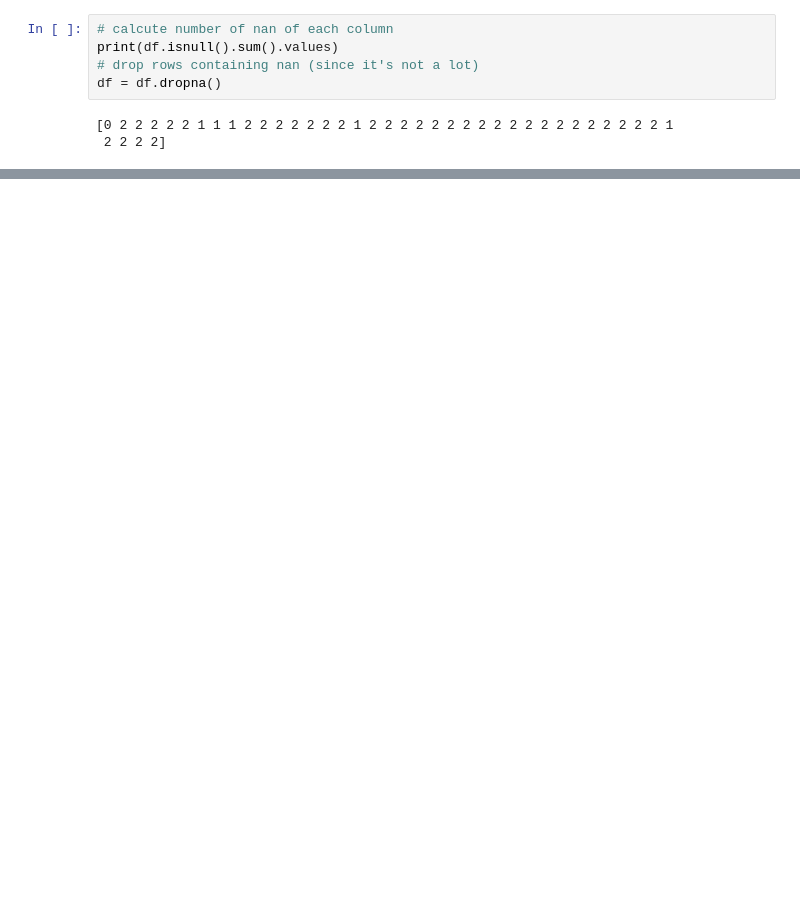
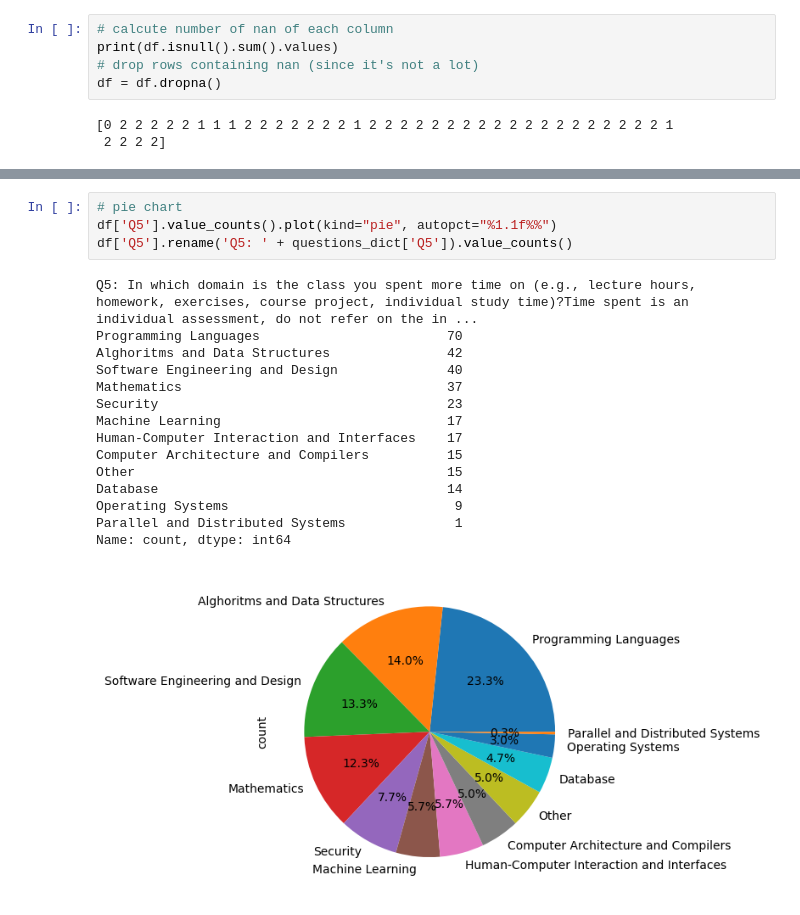
Before and after one commit to UGisBusy/RemoteEducationAnalysis, a Jupyter notebook: anal.ipynb, the cells around one changed output, grey strips where cells are left out. Saved outputs shown, nothing was run; the diff lists cells and outputs as text; blank space fills up the shorter version.

```diff
--- a/anal.ipynb
+++ b/anal.ipynb
@@ -147,0 +145,20 @@ df["Q7"].value_counts().plot(kind="pie", autopct="%1.1f%%")
+# %%
+# pie chart
+df['Q5'].value_counts().plot(kind="pie", autopct="%1.1f%%")
+df['Q5'].rename('Q5: ' + questions_dict['Q5']).value_counts()
+# %% [output]
+Q5: In which domain is the class you spent more time on (e.g., lecture hours, homework, exercises, course project, individual study time)?Time spent is an individual assessment, do not refer on the in ...
+Programming Languages                        70
+Alghoritms and Data Structures               42
+Software Engineering and Design              40
+Mathematics                                  37
+Security                                     23
+Machine Learning                             17
+Human-Computer Interaction and Interfaces    17
+Computer Architecture and Compilers          15
+Other                                        15
+Database                                     14
+Operating Systems                             9
+Parallel and Distributed Systems              1
+Name: count, dtype: int64
+[figure, added]
```
Also changed, not shown: parts of 26 cells of this notebook, 4 other files.
